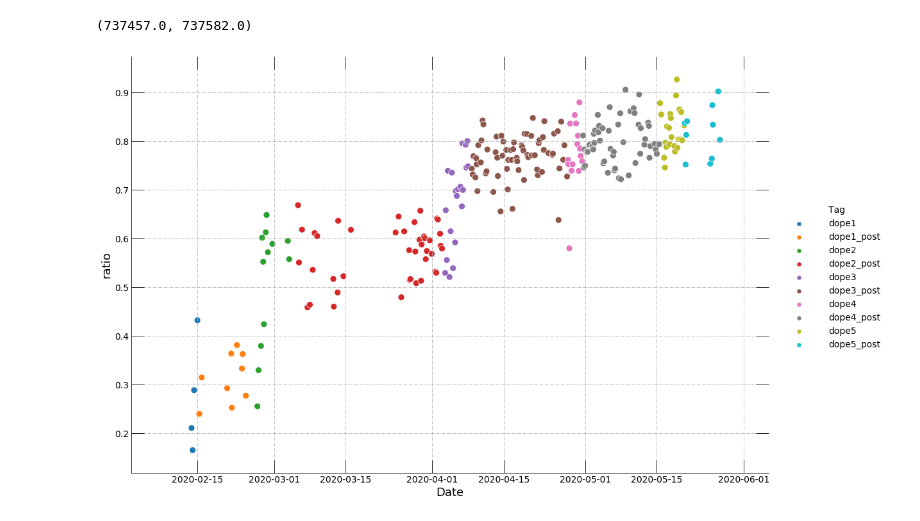
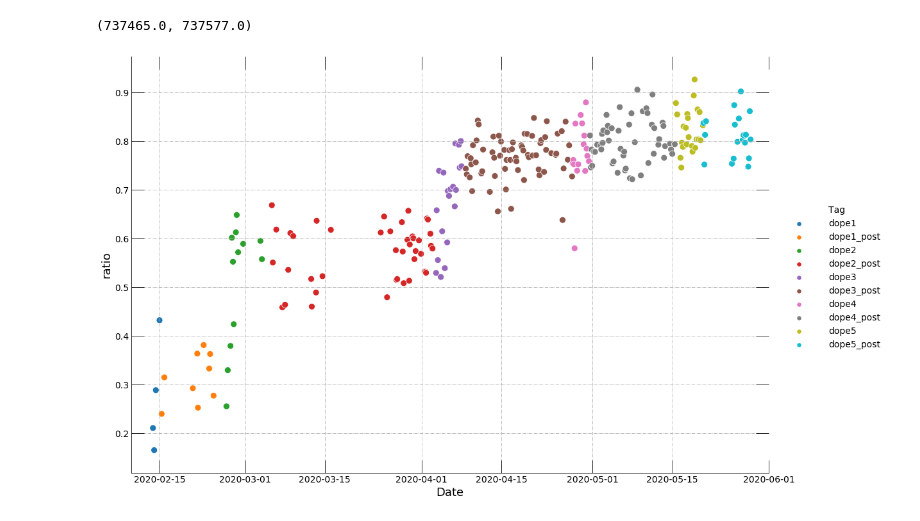
Before and after one commit to fdolek/pypuca, a Jupyter notebook: jupyter/06_integral-Time.ipynb, the cells around one changed output. Drawn from its saved outputs; the diff is of its cells as text; code cells hidden in the pictures.

```diff
--- a/jupyter/06_integral-Time.ipynb
+++ b/jupyter/06_integral-Time.ipynb
@@ -12,0 +30,12 @@ from scipy.ndimage import gaussian_filter
+# %%
+result = []
+for value in df["Marks"]:
+    if value >= 33:
+        result.append("Pass")
+    elif value < 0 and value > 100:
+        result.append("Invalid")
+    else:
+        result.append("Fail")
+
+df["Result"] = result
+df
@@ -13,4 +49,4 @@ from scipy.ndimage import gaussian_filter
 # %%
-tag = 4*['dope1'] + 9*['dope1_post']+ 12*['dope2']+ 42*['dope2_post']+ 20*['dope3']+ 68*['dope3_post']+ 16*['dope4']+ 52*['dope4_post']+ 23*['dope5'] + 10*['dope5_post']
+tag = 4*['dope1'] + 9*['dope1_post']+ 12*['dope2']+ 42*['dope2_post']+ 20*['dope3']+ 68*['dope3_post']+ 16*['dope4']+ 52*['dope4_post']+ 23*['dope5'] + 19*['dope5_post']
 len(tag)
 # %% [output]
@@ -37,11 +73,11 @@ dict_int = {}
 run = []
 non_Quartz=[]
 Quartz=[]
-ratio=[]
+#ratio=[]
 
 #places.append(i)
 
-dirname = '/home/furkan/data/april/'
+dirname = '/eos/user/f/fdolek/SWAN_projects/pods/'
 
 
 #if not os.path.exists('LAr_f'):
@@ -70,7 +106,7 @@ for filename in sorted(os.listdir(dirname)):
 
                 non_Quartz.append(integrate.simps(non_Qbase[230:1300]))
                 Quartz.append(integrate.simps(Qbase[230:1300]))
-                ratio.append(integrate.simps(Qbase[230:1300]) / integrate.simps(non_Qbase[230:1300]))
+                #ratio.append(integrate.simps(Qbase[230:1300]) / integrate.simps(non_Qbase[230:1300]))
                 #print(non_Quartz)
 
             else:
@@ -83,7 +119,7 @@ for filename in sorted(os.listdir(dirname)):
 
                 non_Quartz.append(integrate.simps(non_Qbase[390:1500]))
                 Quartz.append(integrate.simps(Qbase[390:1500]))
-                ratio.append( integrate.simps(Qbase[390:1500]) / integrate.simps(non_Qbase[390:1500]))
+                #ratio.append( integrate.simps(Qbase[390:1500]) / integrate.simps(non_Qbase[390:1500]))
 
             date_time_str = run_name
             date_time_obj = datetime.datetime.strptime(date_time_str, '%Y-%m-%d_%H-%M-%S')
@@ -95,6 +131,6 @@ for filename in sorted(os.listdir(dirname)):
 
             run.append(date_time_obj)
             #print(run_name, ',' ,integrate.simps(Qbase[390:1500]) ,',' , integrate.simps(non_Qbase[390:1500]) )
-print(len(ratio))
-run
+#print(len(ratio))
 #run
+#run
@@ -120,14 +137,14 @@ run
 # %%
 import pandas as pd
 
-ratio = {'non_Quartz': non_Quartz,
+Ratio = {'non_Quartz': non_Quartz,
         'Quartz': Quartz,
         'Date': run,
          'Tag':tag,
         }
 
-df = pd.DataFrame(ratio, columns= ['Date', 'Tag','Quartz', 'non_Quartz'])
+df = pd.DataFrame(Ratio, columns= ['Date', 'Tag','Quartz', 'non_Quartz'])
 #print(ratio['Date'])
-df.head()
+df.tail()
 # %% [output]
 |  | Date | Tag | Quartz | non_Quartz |
@@ -182,12 +199,12 @@ import seaborn as sns
 # %%
 ax.set_prop_cycle(cycler(color=colors))
 sns.relplot(x='Date', y='ratio', data=df,
             hue='Tag',
             s=100,
             height=10,
             aspect=1.5)
-plt.xlim(pd.to_datetime('2020-02-02'), # pd.to_datetime('2016') also works
-        pd.to_datetime('2020-06-06'))
+plt.xlim(pd.to_datetime('2020-02-10'), # pd.to_datetime('2016') also works
+        pd.to_datetime('2020-06-01'))
 # %% [output]
-(737457.0, 737582.0)
+(737465.0, 737577.0)
-[figure, old version]
+[figure, new version]
```
Also changed, not shown: parts of 18 cells of this notebook, 5 other files.
